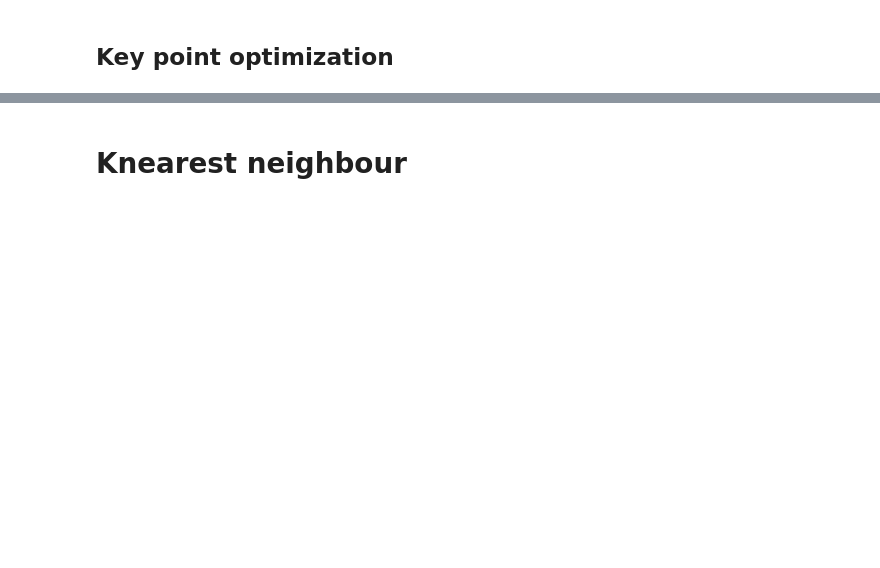
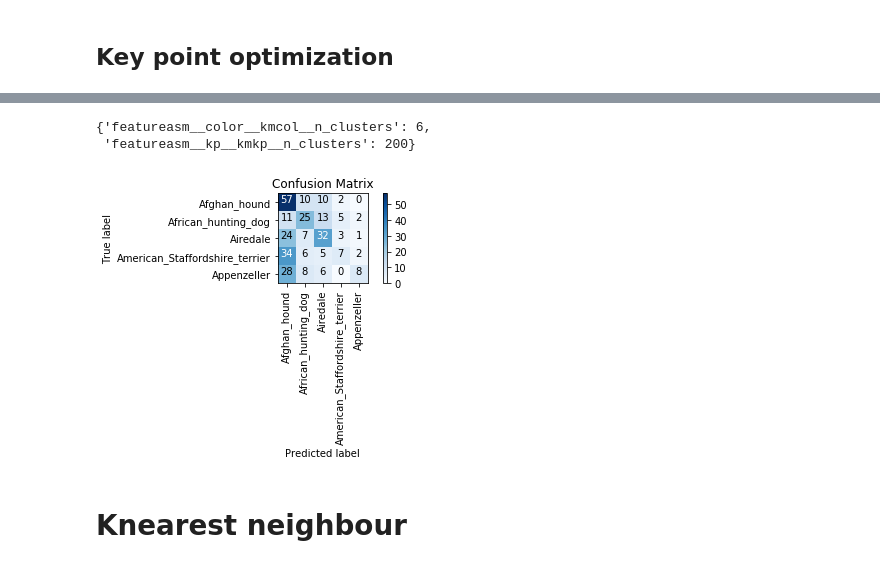
Before and after one commit to rudloffl/OCR-picture-recognition, a Jupyter notebook: Notebooks/B2 - sift - BOW.ipynb, the cells around one changed output, grey strips where cells are left out. Cells and saved outputs as stored; diff of their text form; code cells hidden in the pictures; blank space fills up the shorter version.

```diff
--- a/Notebooks/B2 - sift - BOW.ipynb
+++ b/Notebooks/B2 - sift - BOW.ipynb
@@ -430,9 +526,10 @@ accuracy_score(y_test, clfkponly.predict(X_test))
 # %%
 from sklearn.model_selection import GridSearchCV
 
-parameters = {'kmkp__n_clusters':[30,90]}
+parameters = {'kmcol__n_clusters':[220,190,200, 210],}
 
-clfkponlygs = GridSearchCV(clfkponly, param_grid=parameters, scoring=scorer, n_jobs=-2, cv=skf, verbose=5)
-
-clfkponlygs.fit(X_train, y_train)
+clfkpgs = GridSearchCV(pipekpcolor, param_grid=parameters, scoring=scorer, n_jobs=-2, cv=skf, verbose=5)
+#clfkpancolorgs
+clfkpgs.fit(X_train, y_train)
+#clfkpancolorgs.get_params().keys()
 # %% [output]
@@ -473,7 +577,7 @@ clfkponlygs.best_params_
 # %% [markdown]
 # KP and colors
 # %%
-clflist = [('featureasm',featureasm), ('rfc',RandomForestClassifier(n_estimators=1000, max_depth=100))]
+clflist = [('featureasm',featureasm), ('rfc',RandomForestClassifier(n_estimators=100))]
 clfpipe = Pipeline(clflist)
 # %%
 clfpipe.fit(X_train, y_train)
@@ -491,11 +595,15 @@ clfpipe.score(X_test, y_test)
 # %% [markdown]
 ## Key point optimization
 # %%
-parameters = {'featureasm__kmkp__n_clusters':[100, 150, 200], 'featureasm__kmcol__n_clusters':[6,10,15]}
+clflist = [('featureasm',featureasm), ('rfc',RandomForestClassifier(n_estimators=1000, max_depth=100))]
+clfpipe = Pipeline(clflist)
 
-clfkpcolorsgs = GridSearchCV(clfpipe, param_grid=parameters, scoring=scorer, n_jobs=-2, cv=skf, verbose=5)
+parameters = {'featureasm__kp__kmkp__n_clusters':[225, 175, 200],
+              'featureasm__color__kmcol__n_clusters':[6,10,15]}
+
+clfkpcolorsgs = GridSearchCV(clfpipe, param_grid=parameters, n_jobs=-2, scoring=scorer, cv=skf, verbose=5)
 
 clfkpcolorsgs.fit(X_train, y_train)
-clfkpcolorsgs.best_params_
+#clfkpcolorsgs.best_params_
 # %% [output]
 Fitting 3 folds for each of 9 candidates, totalling 27 fits
@@ -511,3 +661,12 @@ clfkpcolorsgs.score(X_test, y_test)
+# %%
+clfkpcolorsgs.best_params_
+# %% [output]
+{'featureasm__color__kmcol__n_clusters': 6,
+ 'featureasm__kp__kmkp__n_clusters': 200}
+# %%
+plot_confusion_matrix(clfkpcolorsgs)
+# %% [output]
+[figure, added]
 # %% [markdown]
 # Knearest neighbour
 # %%
```
Also changed, not shown: parts of 51 cells of this notebook.
